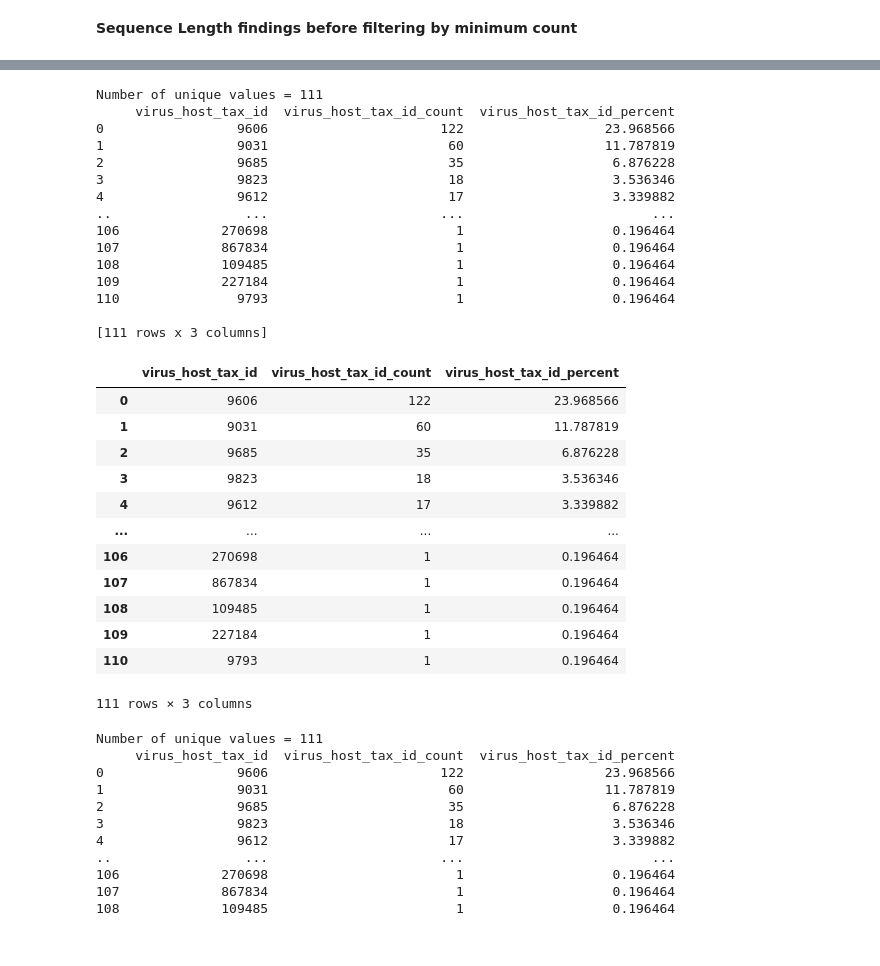
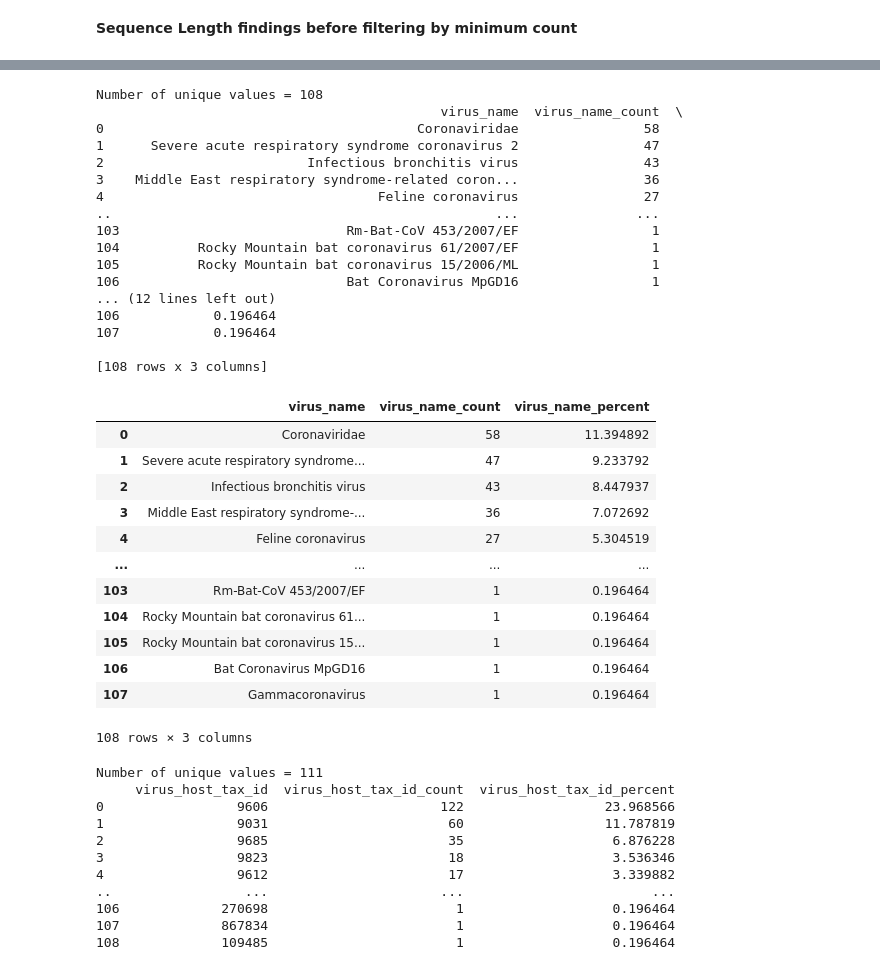
Before and after one commit to NeelTheBomb/HAVEN, a Jupyter notebook: src/jupyter_notebooks/datasets/generation/corona_uniref50_embl_mapping_dataset.ipynb, the cells around one changed output, grey strips where cells are left out. Cells and saved outputs as stored; diff of their text form; code cells hidden in the pictures.

```diff
--- a/src/jupyter_notebooks/datasets/generation/corona_uniref50_embl_mapping_dataset.ipynb
+++ b/src/jupyter_notebooks/datasets/generation/corona_uniref50_embl_mapping_dataset.ipynb
@@ -67,5 +103,5 @@ def print_seq_len_histogram(df, n_bins):
 # %%
-file = os.path.join(os.getcwd(), "..", "..", "..","..", "/home/sanjanag05/HAVEN/input/data/uniref_taxonomy_id_11118_AND_identit_2025_06_13_uniprot_metadata_embl_hosts_pruned_metadata_species_virus_host_vertebrates_w_seq.csv")
+file = os.path.join(os.getcwd(), "..", "..", "..","..", "/home/sanjanag05/HAVEN/input/data/i")
 df = pd.read_csv(file)
 df["seq_len"] = df["seq"].apply(lambda x: len(x))
 df = df[~df.duplicated()] #Removing duplicates
@@ -333,34 +312,36 @@ max seq len = 2717
 # %%
-column_stats(filtered, "virus_host_tax_id")
+column_stats(filtered, "virus_name")
 # %% [output]
-Number of unique values = 111
-     virus_host_tax_id  virus_host_tax_id_count  virus_host_tax_id_percent
-0                 9606                      122                  23.968566
-1                 9031                       60                  11.787819
-2                 9685                       35                   6.876228
-3                 9823                       18                   3.536346
-4                 9612                       17                   3.339882
-..                 ...                      ...                        ...
-106             270698                        1                   0.196464
-107             867834                        1                   0.196464
-108             109485                        1                   0.196464
-109             227184                        1                   0.196464
-110               9793                        1                   0.196464
+Number of unique values = 108
+                                            virus_name  virus_name_count  \
+0                                        Coronaviridae                58
+1      Severe acute respiratory syndrome coronavirus 2                47
+2                          Infectious bronchitis virus                43
+3    Middle East respiratory syndrome-related coron...                36
+4                                   Feline coronavirus                27
+..                                                 ...               ...
+103                             Rm-Bat-CoV 453/2007/EF                 1
+104          Rocky Mountain bat coronavirus 61/2007/EF                 1
+105          Rocky Mountain bat coronavirus 15/2006/ML                 1
+106                             Bat Coronavirus MpGD16                 1
+... (12 lines left out)
+106            0.196464
+107            0.196464
 
-[111 rows x 3 columns]
+[108 rows x 3 columns]
-|  | virus_host_tax_id | virus_host_tax_id_count | virus_host_tax_id_percent |
-| 0 | 9606 | 122 | 23.968566 |
-| 1 | 9031 | 60 | 11.787819 |
-| 2 | 9685 | 35 | 6.876228 |
-| 3 | 9823 | 18 | 3.536346 |
-| 4 | 9612 | 17 | 3.339882 |
+|  | virus_name | virus_name_count | virus_name_percent |
+| 0 | Coronaviridae | 58 | 11.394892 |
+| 1 | Severe acute respiratory syndrome... | 47 | 9.233792 |
+| 2 | Infectious bronchitis virus | 43 | 8.447937 |
+| 3 | Middle East respiratory syndrome-... | 36 | 7.072692 |
+| 4 | Feline coronavirus | 27 | 5.304519 |
 | ... | ... | ... | ... |
-| 106 | 270698 | 1 | 0.196464 |
-| 107 | 867834 | 1 | 0.196464 |
-| 108 | 109485 | 1 | 0.196464 |
-| 109 | 227184 | 1 | 0.196464 |
-| 110 | 9793 | 1 | 0.196464 |
+| 103 | Rm-Bat-CoV 453/2007/EF | 1 | 0.196464 |
+| 104 | Rocky Mountain bat coronavirus 61... | 1 | 0.196464 |
+| 105 | Rocky Mountain bat coronavirus 15... | 1 | 0.196464 |
+| 106 | Bat Coronavirus MpGD16 | 1 | 0.196464 |
+| 107 | Gammacoronavirus | 1 | 0.196464 |
-111 rows × 3 columns
+108 rows × 3 columns
 # %%
 saved_df = column_stats(filtered, "virus_host_tax_id")
 saved_df
```
Also changed, not shown: parts of 16 cells of this notebook, 3 other files.
